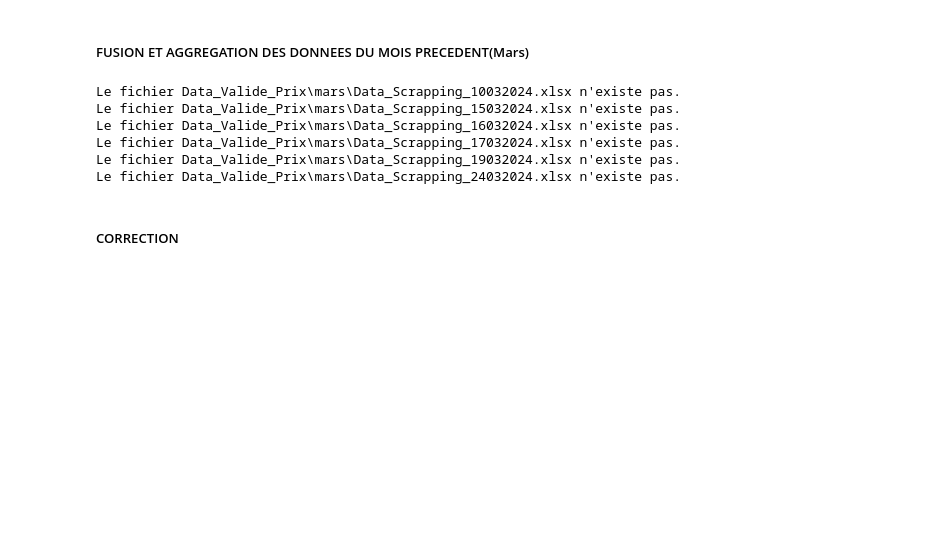
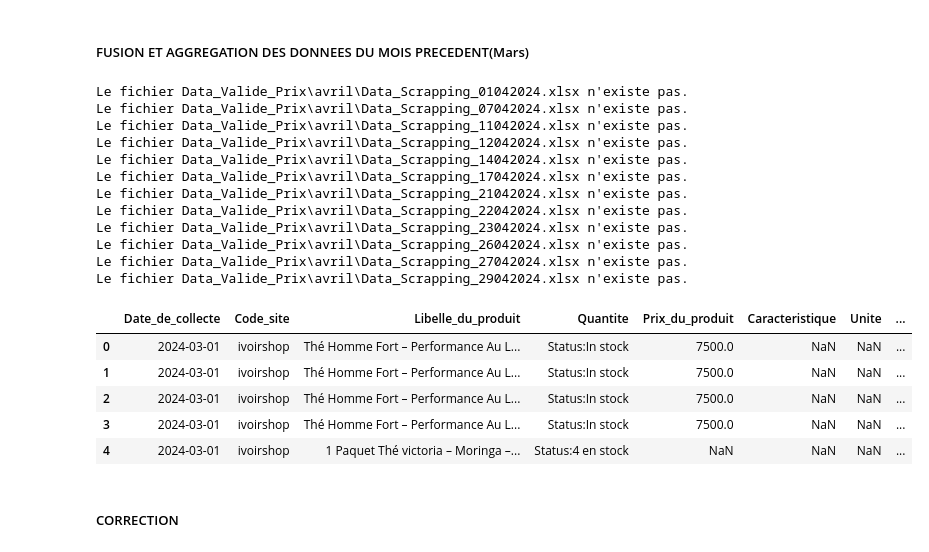
Before and after one commit to cae-ins/CPI_Innovation_INS_CAE, a Jupyter notebook: notebooks/Traitement_IPC_V2.ipynb, the cells around one changed output. Drawn from its saved outputs; the diff is of its cells as text; code cells hidden in the pictures; blank space fills up the shorter version.

```diff
--- a/notebooks/Traitement_IPC_V2.ipynb
+++ b/notebooks/Traitement_IPC_V2.ipynb
@@ -87,12 +109,12 @@ def mean_ignore_nan(values):
     return np.nanmean(values)
 '''
 
-date_debut = datetime.strptime("01-03-2024", "%d-%m-%Y")
-date_fin = datetime.strptime("30-03-2024", "%d-%m-%Y")
+date_debut = datetime.strptime("01-04-2024", "%d-%m-%Y")
+date_fin = datetime.strptime("30-04-2024", "%d-%m-%Y")
 
 while date_debut <= date_fin:
     date_str = date_debut.strftime("%d%m%Y")
-    fichier_journalier = os.path.join("Data_Valide_Prix","mars", f"Data_Scrapping_{date_str}.xlsx")
+    fichier_journalier = os.path.join("Data_Valide_Prix","avril", f"Data_Scrapping_{date_str}.xlsx")
     try:
         df_journalier = pd.read_excel(fichier_journalier)
 
@@ -105,7 +127,7 @@ while date_debut <= date_fin:
         donnees_groupees2 = pd.merge(df_journalier, panier_df2[['Code produit','Type variété (HE, O1,O2,O3)']], how="inner", on="Code produit")
         #donnees_groupees = df_journalier.groupby(['Date_de_collecte', 'Unite_monetaire', 'Code produit']).agg({'Prix_du_produit': mean_ignore_nan}).reset_index()
         #print(f"Data_Scrapping_{date_str}.xlsx")
-        fichier_sortie = os.path.join("Data_correction1","mars",f"Data_Scrapping_{date_str}.xlsx")
+        fichier_sortie = os.path.join("Data_correction1","avril",f"Data_Scrapping_{date_str}.xlsx")
         donnees_groupees2.to_excel(fichier_sortie, index=False)
 
     except FileNotFoundError:
@@ -113,12 +135,18 @@ while date_debut <= date_fin:
 
     date_debut += timedelta(days=1)
 # %% [output]
-Le fichier Data_Valide_Prix\mars\Data_Scrapping_10032024.xlsx n'existe pas.
-Le fichier Data_Valide_Prix\mars\Data_Scrapping_15032024.xlsx n'existe pas.
-Le fichier Data_Valide_Prix\mars\Data_Scrapping_16032024.xlsx n'existe pas.
-Le fichier Data_Valide_Prix\mars\Data_Scrapping_17032024.xlsx n'existe pas.
-Le fichier Data_Valide_Prix\mars\Data_Scrapping_19032024.xlsx n'existe pas.
-Le fichier Data_Valide_Prix\mars\Data_Scrapping_24032024.xlsx n'existe pas.
+Le fichier Data_Valide_Prix\avril\Data_Scrapping_01042024.xlsx n'existe pas.
+Le fichier Data_Valide_Prix\avril\Data_Scrapping_07042024.xlsx n'existe pas.
+Le fichier Data_Valide_Prix\avril\Data_Scrapping_11042024.xlsx n'existe pas.
+Le fichier Data_Valide_Prix\avril\Data_Scrapping_12042024.xlsx n'existe pas.
+Le fichier Data_Valide_Prix\avril\Data_Scrapping_14042024.xlsx n'existe pas.
+Le fichier Data_Valide_Prix\avril\Data_Scrapping_17042024.xlsx n'existe pas.
+Le fichier Data_Valide_Prix\avril\Data_Scrapping_21042024.xlsx n'existe pas.
+Le fichier Data_Valide_Prix\avril\Data_Scrapping_22042024.xlsx n'existe pas.
+Le fichier Data_Valide_Prix\avril\Data_Scrapping_23042024.xlsx n'existe pas.
+Le fichier Data_Valide_Prix\avril\Data_Scrapping_26042024.xlsx n'existe pas.
+Le fichier Data_Valide_Prix\avril\Data_Scrapping_27042024.xlsx n'existe pas.
+Le fichier Data_Valide_Prix\avril\Data_Scrapping_29042024.xlsx n'existe pas.
 # %%
 #FUSION DE TOUS LES FICHIERS DU MOIS PRECEDENT
 dossier = os.path.join("Data_correction1","mars")
@@ -134,6 +162,20 @@ df_final = pd.concat(dfs, ignore_index=True)
 
 path_out = os.path.join("Data_correction1","mars","F_Data_Scrapping_Mars.xlsx")
 df_final.to_excel(path_out, index=False)
+# %%
+#Interchangement des colonnes "Date_de_collecte" et "Code_site"
+path_out1 = os.path.join("Data_correction1","mars","F_Data_Scrapping_Mars.xlsx")
+df = pd.read_excel(path_out1)
+columns1 = list(df.columns)
+columns1[columns1.index('Date_de_collecte')], columns1[columns1.index('Code_site')] = columns1[columns1.index('Code_site')], columns1[columns1.index('Date_de_collecte')]
+df = df[columns1]
+# %% [output]
+|  | Date_de_collecte | Code_site | Libelle_du_produit | Quantite | Prix_du_produit | Caracteristique | Unite | ... |
+| 0 | 2024-03-01 | ivoirshop | Thé Homme Fort – Performance Au L... | Status:In stock | 7500.0 | NaN | NaN | ... |
+| 1 | 2024-03-01 | ivoirshop | Thé Homme Fort – Performance Au L... | Status:In stock | 7500.0 | NaN | NaN | ... |
+| 2 | 2024-03-01 | ivoirshop | Thé Homme Fort – Performance Au L... | Status:In stock | 7500.0 | NaN | NaN | ... |
+| 3 | 2024-03-01 | ivoirshop | Thé Homme Fort – Performance Au L... | Status:In stock | 7500.0 | NaN | NaN | ... |
+| 4 | 2024-03-01 | ivoirshop | 1 Paquet Thé victoria – Moringa –... | Status:4 en stock | NaN | NaN | NaN | ... |
 # %%
 #AGGREGATION DES DONNEES DU FICHIER DU MOIS PAR PRIX ET AJOUT DE LA COLONNE "FOURCHETTE".
 
```
Also changed, not shown: parts of 9 cells of this notebook.
